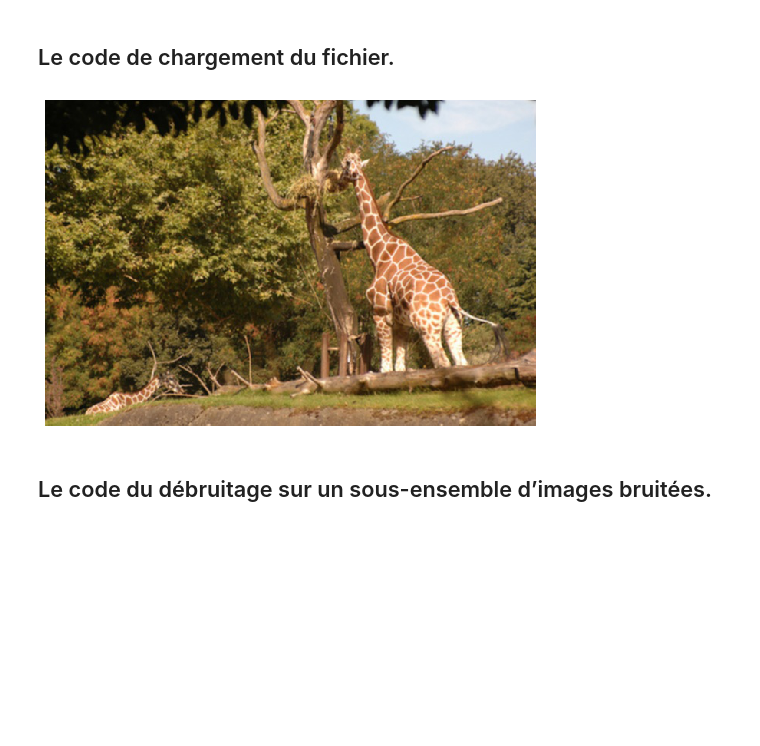
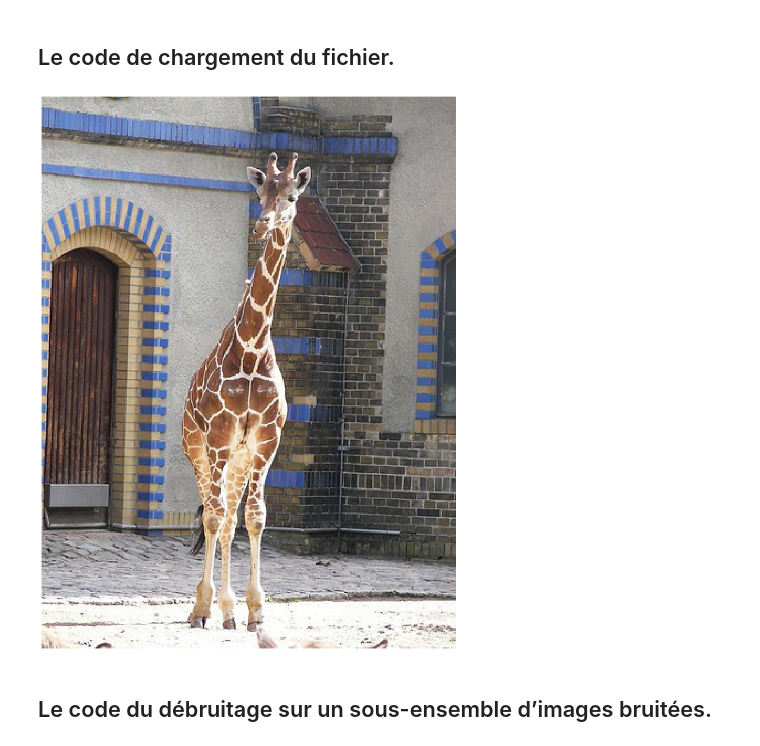
Before and after one commit to NHURTEVENT/Projet-Data-Science, a Jupyter notebook: Livrable 1.ipynb, the cells around one changed output. Cells and saved outputs as stored; diff of their text form; code cells hidden in the pictures; blank space fills up the shorter version.

Commit message:
added image loading and display, noise addition and denoising

```diff
--- a/Livrable 1.ipynb
+++ b/Livrable 1.ipynb
@@ -5,6 +5,7 @@ from __future__ import division, print_function, unicode_literals
 # imports
 import numpy as np
 import os
+import skimage
 
 # stabilité du notebook d'une exécution à l'autre
 np.random.seed(42)
@@ -13,6 +14,7 @@ np.random.seed(42)
 %matplotlib inline
 import matplotlib
 import matplotlib.pyplot as plt
+import matplotlib.gridspec as gridspec
 plt.rcParams['axes.labelsize'] = 14
 plt.rcParams['xtick.labelsize'] = 12
 plt.rcParams['ytick.labelsize'] = 12
@@ -20,12 +22,25 @@ plt.rcParams['ytick.labelsize'] = 12
 # ignorer les warnings inutiles (voir SciPy issue #5998)
 import warnings
 warnings.filterwarnings(action="ignore", message="^internal gelsd")
+
+def disp_img(images, rows = 1, h=30, w=20) :
+    fig=plt.figure(figsize=(h, w))
+    columns = math.ceil(len(images)/rows)
+    spec = gridspec.GridSpec(ncols=columns, nrows=rows, figure=fig)
+    for i in range(0, len(images)):
+        img = images[i]
+        fig.add_subplot(spec[math.floor(i/columns), i%columns])
+        plt.axis('off')
+        plt.imshow(img)
+    plt.show()
 # %% [markdown]
 ## Le code de chargement du fichier.
 # %%
 from scipy import misc
+from scipy import ndimage
 from os import listdir
 from os.path import isfile, join
+import math
 import imageio
 import matplotlib.pyplot as plt
 import numpy as np
@@ -47,13 +62,19 @@ def load_images(folder, nb_images) :
         #Add it the the list
         img_list.append(img)
     return img_list
+
+def load_image(folder, id_image) :
+    #go to the right path
+    folder = join("projectdataset", "livrable1", folder)
+    folder_path = join(os.getcwd(), folder)
+    #list files in folder
+    files = [f for f in listdir(folder_path) if isfile(join(folder_path, f))]
+    #Load image
+    return imageio.imread(join(folder_path, files[id_image-1]))
-# %%
-im = load_images("Blurry", 5)[0]
-plt.figure(figsize=(18, 6))
-plt.axis('off')
-plt.imshow(im)
-plt.show()
-# %% [output]
-[figure, removed]
+# %%
+im = load_image("Noisy", 115)
+disp_img([im])
+# %% [output]
+[figure, added]
 # %% [markdown]
 ## Le code du débruitage sur un sous-ensemble d’images bruitées.
```
Also changed, not shown: parts of 3 cells of this notebook.
